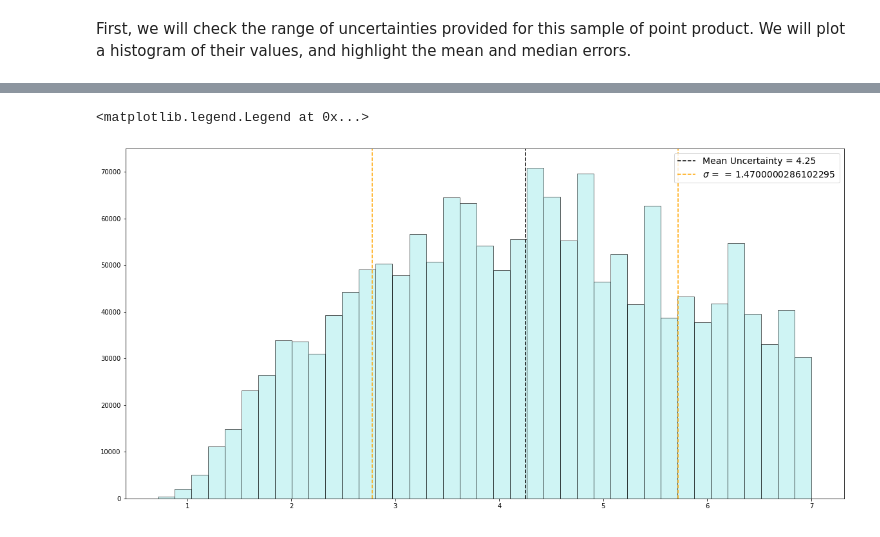
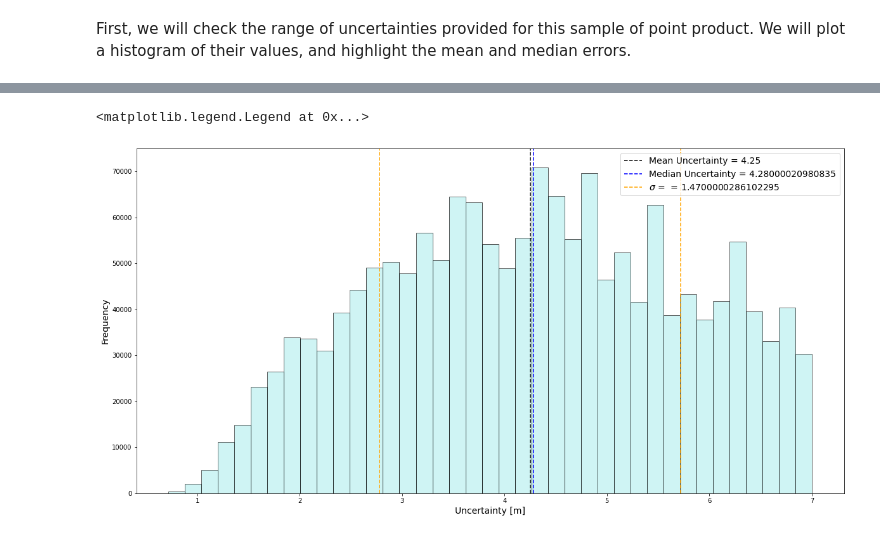
Before and after one commit to earthwave/eolis_demo_notebooks, a Jupyter notebook: cryotempo_eolis_download_plot_point_data.ipynb, the cells around one changed output, grey strips where cells are left out. Saved outputs shown, nothing was run; the diff lists cells and outputs as text; code cells hidden in the pictures.

```diff
--- a/cryotempo_eolis_download_plot_point_data.ipynb
+++ b/cryotempo_eolis_download_plot_point_data.ipynb
@@ -185,0 +188,4 @@ First, we will check the range of uncertainties provided for this sample of poin
+# %%
+mean_unc = round(np.nanmean(full_query_results['uncertainty']), 2)
+med_unc = round(np.nanmedian(full_query_results['uncertainty']), 2)
+std_unc = round(np.std(full_query_results['uncertainty']), 2)
@@ -186,18 +198,17 @@ First, we will check the range of uncertainties provided for this sample of poin
 # %%
-mean_unc = round(np.nanmean(full_query_results['uncertainty']), 2)
-std_unc = round(np.std(full_query_results['uncertainty']), 2)
-
 fig, axs = plt.subplots(1,1,figsize=(20,10))
 
-bins = np.linspace(np.nanmin(full_query_results['uncertainty']),np.nanmax(full_query_results['uncertainty']),40)
-a = axs.hist(full_query_results['uncertainty'],bins = bins, facecolor='paleturquoise',edgecolor='k',alpha=0.6)
+a = axs.hist(full_query_results['uncertainty'], bins = bins, facecolor='paleturquoise', edgecolor='k', alpha=0.6)
 
-axs.vlines(mean_unc,0,7.5e4,color='k',linestyle='dashed',label=f'Mean Uncertainty = {mean_unc}')
-axs.vlines(mean_unc-std_unc,0,7.5e4,color='orange',linestyle='dashed')
-axs.vlines(mean_unc+std_unc,0,7.5e4,color='orange',linestyle='dashed',label=f'$\sigma$ =  = {std_unc}')
+axs.vlines(mean_unc, 0, 7.5e4, color='k', linestyle='dashed', label=f'Mean Uncertainty = {mean_unc}')
+axs.vlines(med_unc, 0, 7.5e4, color='b', linestyle='dashed', label=f'Median Uncertainty = {med_unc}')
+axs.vlines(mean_unc - std_unc, 0,7.5e4, color='orange', linestyle='dashed')
+axs.vlines(mean_unc + std_unc, 0,7.5e4, color='orange', linestyle='dashed',label=f'$\sigma$ =  = {std_unc}')
 
-axs.set_ylim(0,7.5e4)
+axs.set_ylim(0, 7.5e4)
+axs.set_xlabel('Uncertainty [m]', fontsize=14)
+axs.set_ylabel('Frequency', fontsize=14)
 plt.legend(fontsize=14)
 # %% [output]
 <matplotlib.legend.Legend at 0x...>
-[figure, old version]
+[figure, new version]
```
Also changed, not shown: parts of 6 cells of this notebook.
